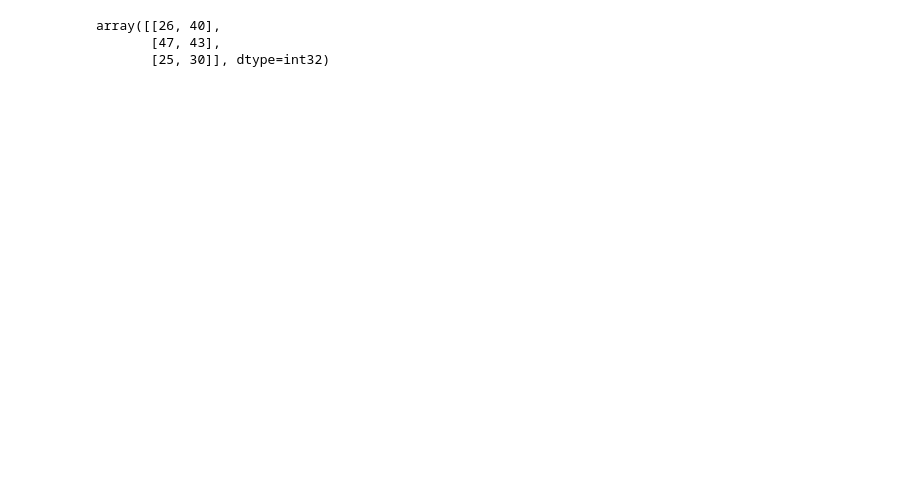
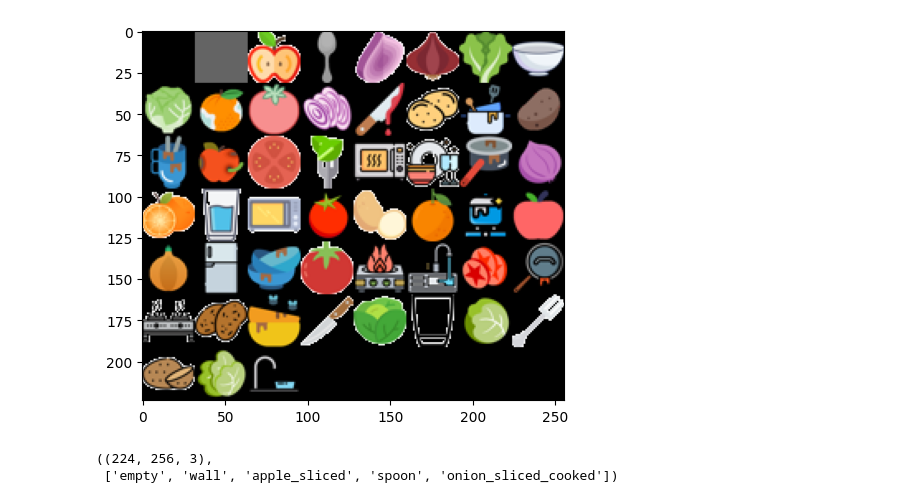
Before and after one commit to wcarvalho/JaxHouseMaze, a Jupyter notebook: example.ipynb, the cells around one changed output. Saved outputs shown, nothing was run; the diff lists cells and outputs as text; code cells hidden in the pictures; blank space fills up the shorter version.

```diff
--- a/example.ipynb
+++ b/example.ipynb
@@ -11,4 +13,13 @@ import levels
 import utils
 import matplotlib.pyplot as plt
 # %%
+# load images and display them
 image_dict = renderer.load_image_dict('image_data.pkl')
+image = renderer.create_image_grid_from_image_tensor(image_dict['images'], max_cols=8)
+plt.imshow(image)
+plt.show()
+image.shape, image_dict['keys'][:5]
+# %% [output]
+[figure, added]
+((224, 256, 3),
+ ['empty', 'wall', 'apple_sliced', 'spoon', 'onion_sliced_cooked'])
@@ -20,10 +25,0 @@ else:
-# %%
-group_set = list_of_groups[0]
-pretrain_level = levels.two_objects
-train_level = levels.three_pairs_maze1
-group_set = group_set[:3]
-group_set
-# %% [output]
-array([[26, 40],
-       [47, 43],
-       [25, 30]], dtype=int32)
```
Also changed, not shown: parts of 11 cells of this notebook, 4 other files.
